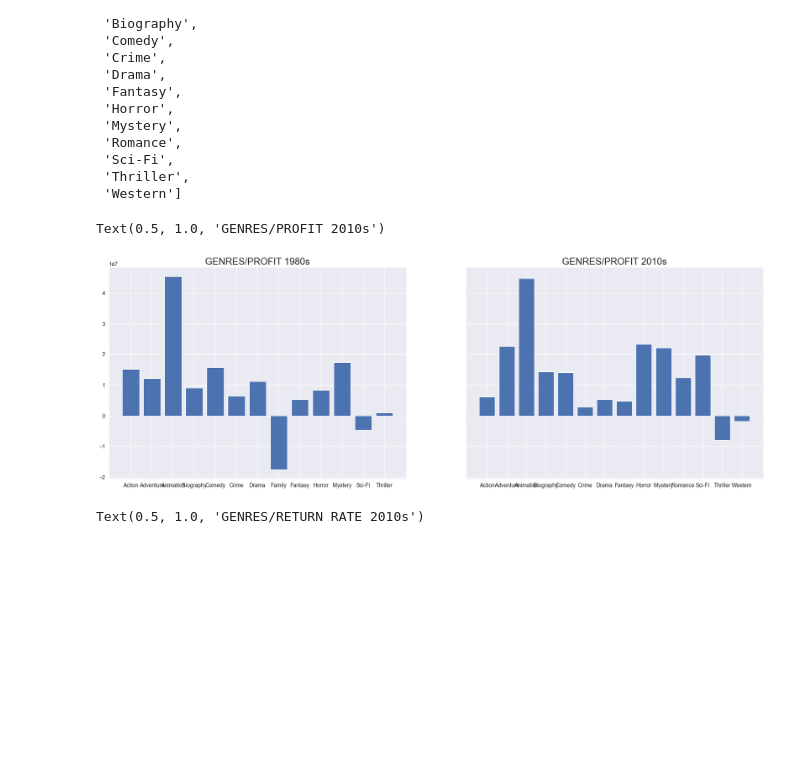
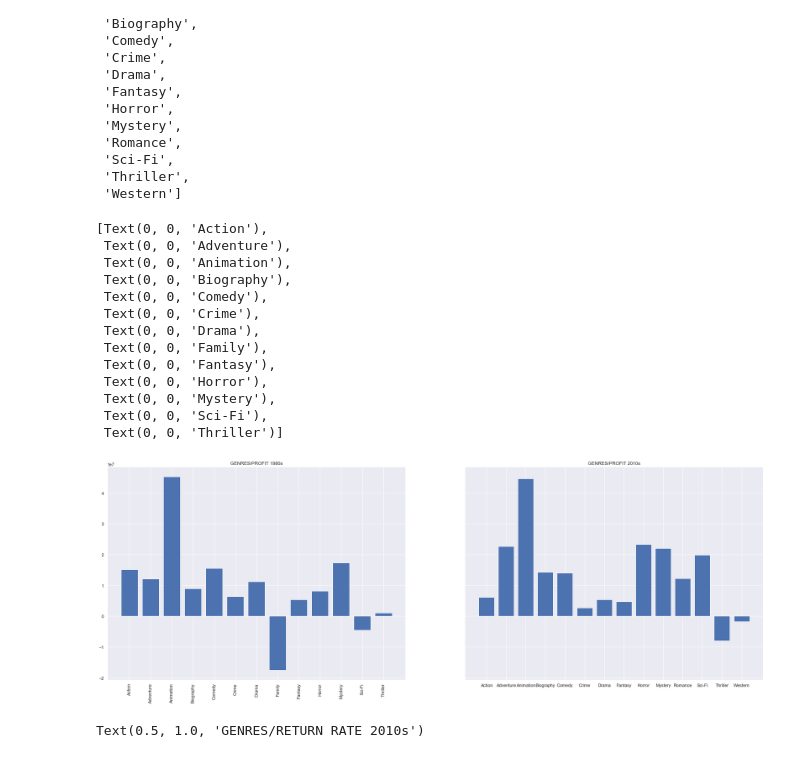
Before and after one commit to adrientalbot/your-own-project, a Jupyter notebook: data/Movies analysis.ipynb, the cells around one changed output. Saved outputs shown, nothing was run; the diff lists cells and outputs as text; code cells hidden in the pictures; blank space fills up the shorter version.

Commit message:
Backup 2 Adrien Movies

```diff
--- a/data/Movies analysis.ipynb
+++ b/data/Movies analysis.ipynb
@@ -317,16 +450,29 @@ plt.rc('figure', titlesize=BIGGER_SIZE)
 # %%
 #GENRE VS PROFIT
 genres_profit_1980 = movies_1980s.groupby('genre')['profit'].mean()
 genres_profit_2010 = movies_2010s.groupby('genre')['profit'].mean()
 
 fig, (ax1,ax2) =plt.subplots(1,2, sharey = True, figsize = (30,10))
 ax1.bar(sorted(movies_1980s_genres_unique), genres_profit_1980)
 ax2.bar(sorted(movies_2010s_genres_unique), genres_profit_2010)
 ax1.set_title('GENRES/PROFIT 1980s')
 ax2.set_title('GENRES/PROFIT 2010s')
+ax1.set_xticklabels(labels = sorted(movies_1980s_genres_unique), rotation=90)
 # %% [output]
-Text(0.5, 1.0, 'GENRES/PROFIT 2010s')
+[Text(0, 0, 'Action'),
+ Text(0, 0, 'Adventure'),
+ Text(0, 0, 'Animation'),
+ Text(0, 0, 'Biography'),
+ Text(0, 0, 'Comedy'),
+ Text(0, 0, 'Crime'),
+ Text(0, 0, 'Drama'),
+ Text(0, 0, 'Family'),
+ Text(0, 0, 'Fantasy'),
+ Text(0, 0, 'Horror'),
+ Text(0, 0, 'Mystery'),
+ Text(0, 0, 'Sci-Fi'),
+ Text(0, 0, 'Thriller')]
-[figure, old version]
+[figure, new version]
 # %%
 #GENRE VS RATE OF RETURN
 genres_rr_1980 = movies_1980s.groupby('genre')['return rate'].mean()
```
Also changed, not shown: parts of 37 cells of this notebook.
